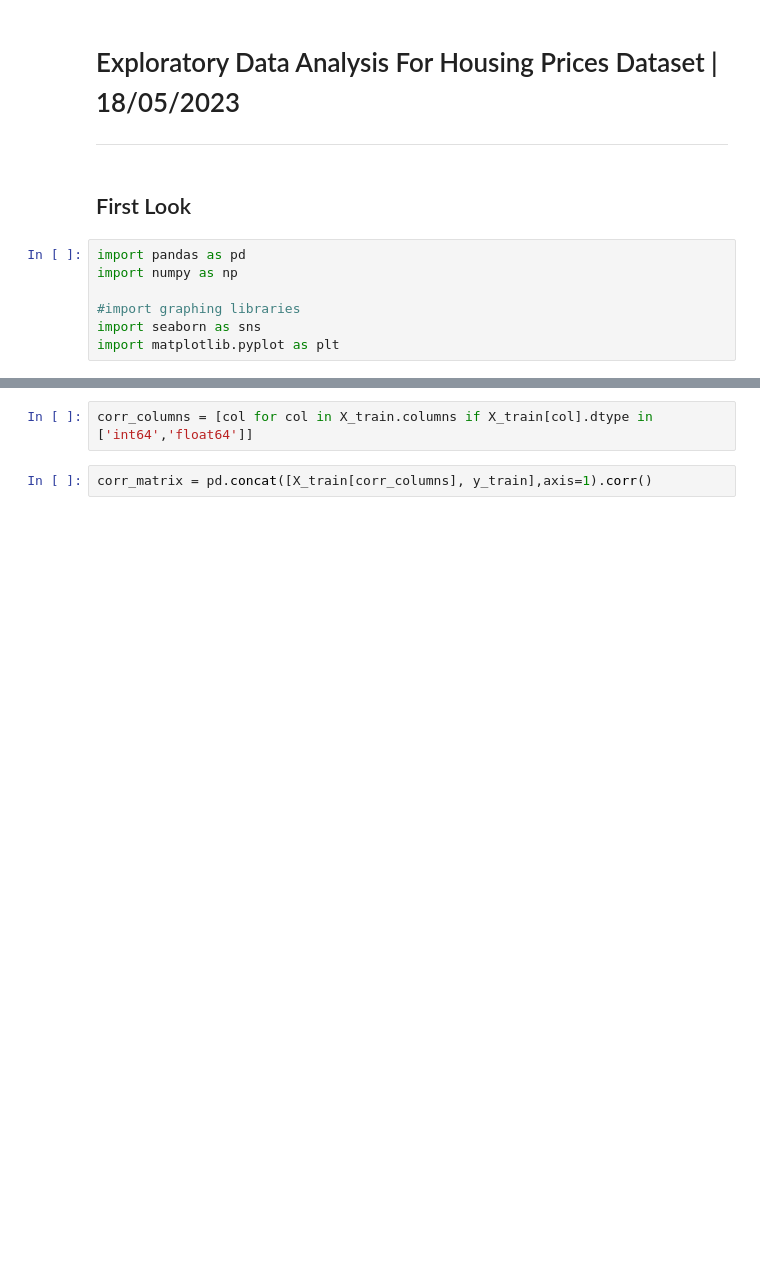
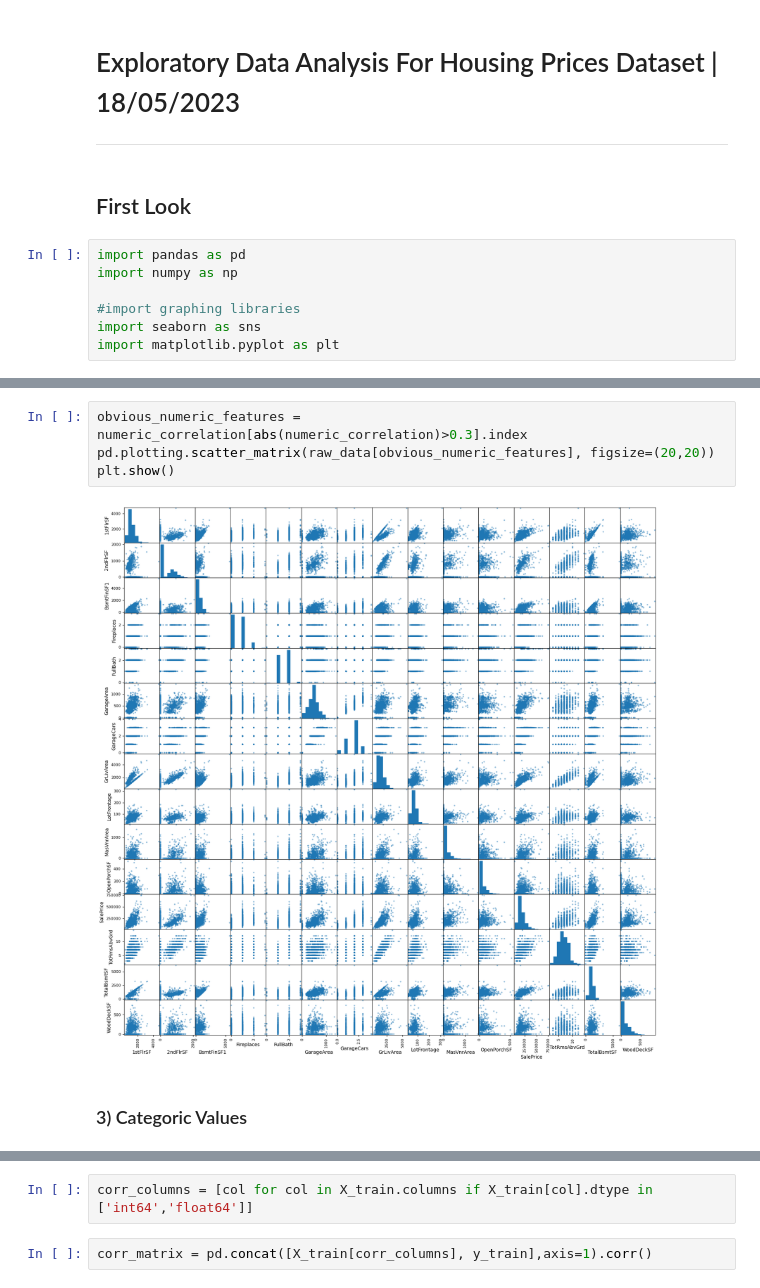
Before and after one commit to hanzale/kaggle_home_prices, a Jupyter notebook: notebooks/1.0-ak-eda.ipynb, the cells around one changed output, grey strips where cells are left out. Saved outputs shown, nothing was run; the diff lists cells and outputs as text; blank space fills up the shorter version.

```diff
--- a/notebooks/1.0-ak-eda.ipynb
+++ b/notebooks/1.0-ak-eda.ipynb
@@ -119,0 +238,8 @@ X_train.plot(kind='scatter', grid=True, colormap='jet', colorbar=True, sharex=Fa
+# %%
+obvious_numeric_features = numeric_correlation[abs(numeric_correlation)>0.3].index
+pd.plotting.scatter_matrix(raw_data[obvious_numeric_features], figsize=(20,20))
+plt.show()
+# %% [output]
+[figure, added]
+# %% [markdown]
+### 3) Categoric Values
```
Also changed, not shown: parts of 52 cells of this notebook, 26 other files.
